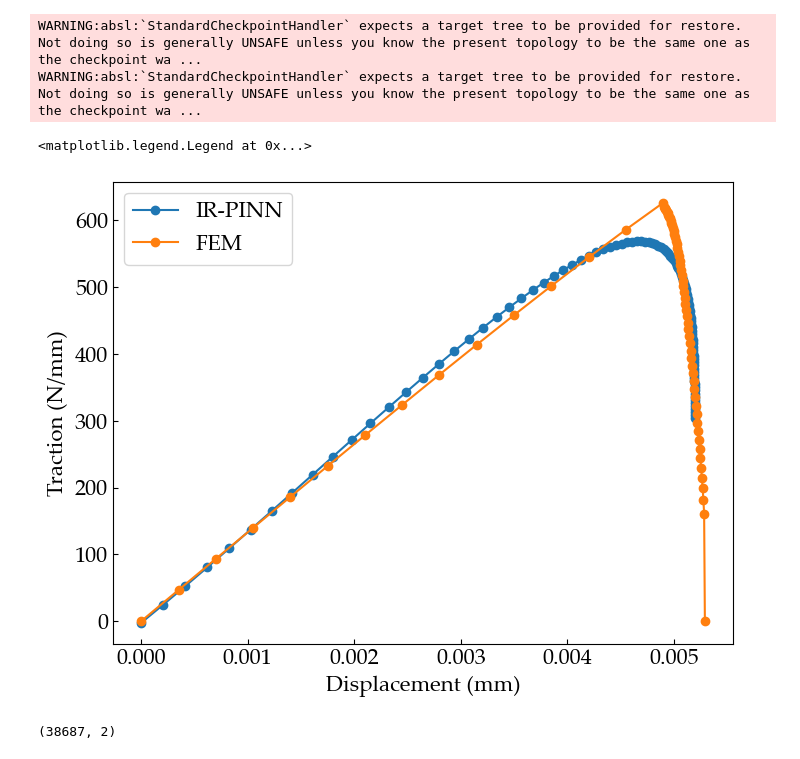
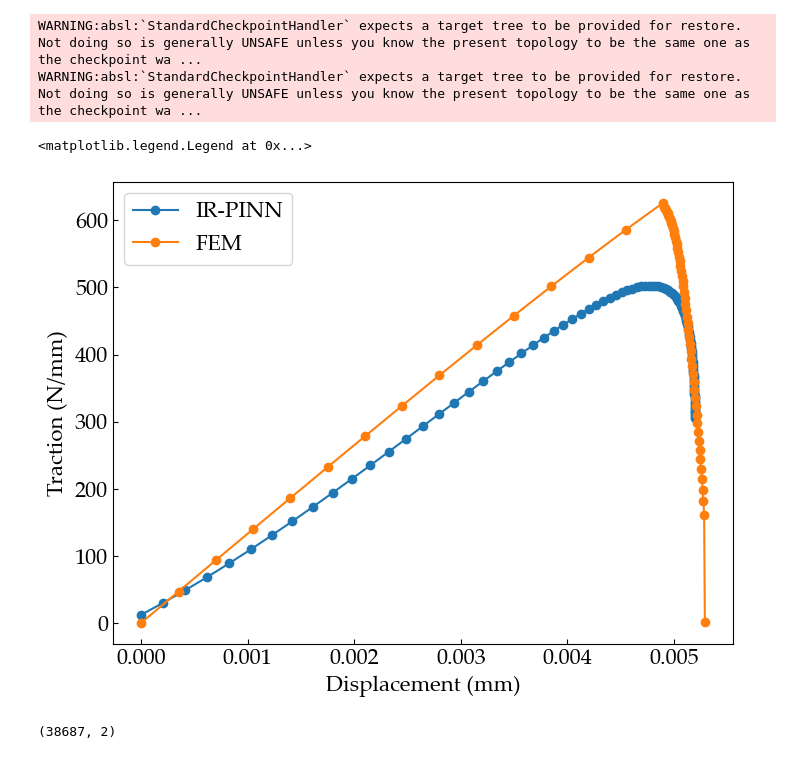
Before and after one commit to NanxiiChen/irr-pinns, a Jupyter notebook: examples/fracture/eval.ipynb, the cells around one changed output. Cells and saved outputs as stored; diff of their text form; code cells hidden in the pictures.

Commit message:
Update fracture

```diff
--- a/examples/fracture/eval.ipynb
+++ b/examples/fracture/eval.ipynb
@@ -47,7 +47,7 @@ ckpt = ocp.StandardCheckpointer()
 # state = ckpt.restore("/root/autodl-tmp/tf-logs/fracture/irr/717-irr_only_pf-no_causal/model-13000/")
 # state = ckpt.restore("/root/autodl-tmp/tf-logs/fracture/irr/0717-baseline-10k/model-10000/")
 # state = ckpt.restore("/root/autodl-tmp/tf-logs/fracture/irr/0722-baseline-7k/model-7000/")
-state = ckpt.restore("/root/autodl-tmp/tf-logs/fracture/irr/2025-09-15-23-51-40/model-20000/")
+state = ckpt.restore("/root/autodl-tmp/tf-logs/fracture/irr/2025-09-19-00-17-01/model-8000/")
 state_noirr = ckpt.restore("/root/autodl-tmp/tf-logs/fracture/noirr/baseline2/model-7000/")
 
 params = state["params"]
@@ -74,7 +74,7 @@ ref_force_disp = jnp.array(ref_force_disp)
 ts = jnp.linspace(0, 1, 101)
 # mesh = jnp.load(f"{cfg.DATA_PATH}/mesh_points.npy") / cfg.Lc
 xs = jnp.linspace(-0.5, 0.5, 100)
-ys = jnp.ones_like(xs) *(0.4)
+ys = jnp.ones_like(xs) *(0.5)
 top_mesh = jnp.stack([xs, ys], axis=1)
 norm_vector = jnp.array([0, 1])
 
@@ -102,34 +102,34 @@ for idx, tic in enumerate(ts):
     total_traction = integrate.trapezoid(traction_normal, xs)
     tractions.append(total_traction)
 
     # sigma_noirr = jax.lax.stop_gradient(vmap(
     #     pinn.sigma, in_axes=(None, 0, 0)
     # )(params_noirr, top_mesh, t))
     # phi_noirr = jax.lax.stop_gradient(vmap(
     #     lambda params, x, t: pinn.net_u(params, x, t)[0], in_axes=(None, 0, 0)
     # )(params_noirr, top_mesh, t)).squeeze()
     # traction_vectors_noirr = jnp.einsum('ijk,k->ij', sigma_noirr, norm_vector)
     # traction_normal_noirr = traction_vectors_noirr[:, 1] * (1 - phi_noirr)**2
     # total_traction_noirr = integrate.trapezoid(traction_normal_noirr, xs)
     # tractions_noirr.append(total_traction_noirr)
 
 tractions = jnp.array(tractions)
 %matplotlib inline
 loading = cfg.loading(ts, alpha=4.0)
 fig, ax = plt.subplots(figsize=(8, 6))
 ax.plot(loading, tractions, marker="o", label="IR-PINN")
 # ax.plot(loading, tractions_noirr, marker="o", label="PINN")
 ax.plot(ref_force_disp[:, 0], ref_force_disp[:, 1], label="FEM", marker="o",)
 ax.set(
     xlabel="Displacement (mm)",
     ylabel="Traction (N/mm)",
     # ylim=(0, 700),
 )
 ax.legend()
 # plt.savefig("figures/fracture-t-disp.png", dpi=300, bbox_inches="tight")
 # %% [output]
 <matplotlib.legend.Legend at 0x...>
-[figure, old version]
+[figure, new version]
 # %%
 mesh = jnp.load(pinn.cfg.DATA_PATH + "mesh_points.npy")
 mesh.shape
```
Also changed, not shown: parts of 2 cells of this notebook, 1 other file.
